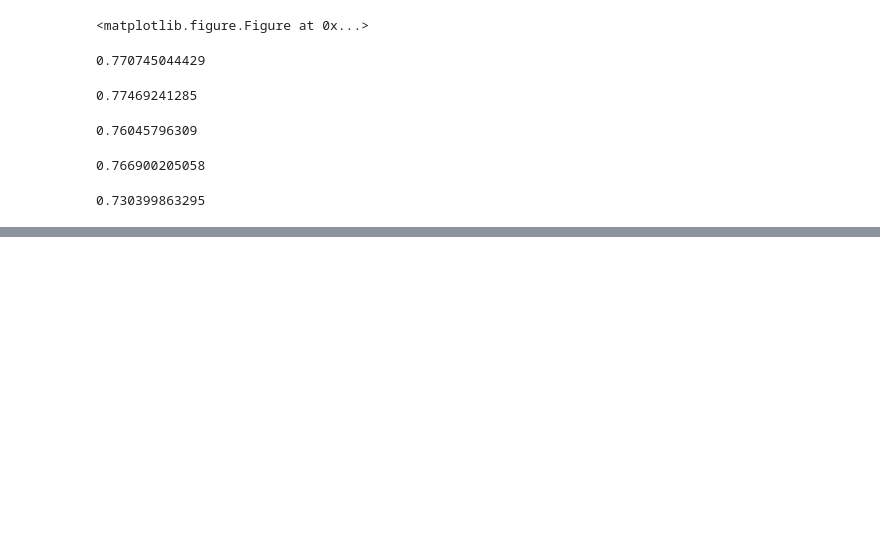
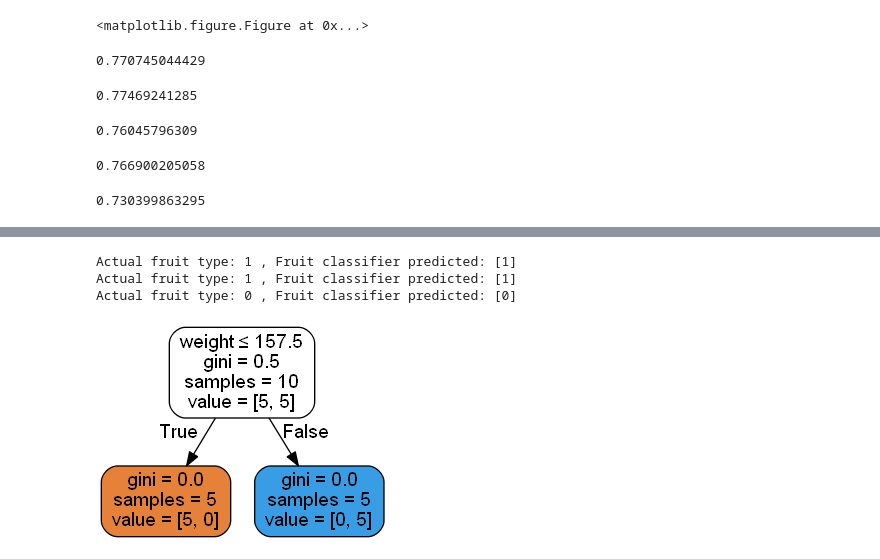
Before and after one commit to DSPavan/PyClassNotes, a Jupyter notebook: DecisionTreeClassifier.ipynb, the cells around one changed output, grey strips where cells are left out. Saved outputs shown, nothing was run; the diff lists cells and outputs as text; code cells hidden in the pictures; blank space fills up the shorter version.

```diff
--- a/DecisionTreeClassifier.ipynb
+++ b/DecisionTreeClassifier.ipynb
@@ -337,0 +338,19 @@ Image(graph.create_png())
+# %%
+# Required Python Packages
+import pandas as pd
+import numpy as np
+from sklearn import tree
+# creating dataset for modeling Apple / Orange classification
+fruit_data_set = pd.DataFrame()
+fruit_data_set["fruit"] = np.array([1, 1, 1, 1, 1,      # 1 for apple
+                                    0, 0, 0, 0, 0])     # 0 for orange
+fruit_data_set["weight"] = np.array([170, 175, 180, 178, 182,
+                                     130, 120, 130, 138, 145])
+fruit_data_set["smooth"] = np.array([9, 10, 8, 8, 7,
+                                     3, 4, 2, 5, 6])
+
+fruit_classifier = tree.DecisionTreeClassifier()
+fruit_classifier.fit(fruit_data_set[["weight", "smooth"]], fruit_data_set["fruit"])
+
+print(">>>>> Trained fruit_classifier <<<<<")
+print(fruit_classifier)
@@ -337,0 +365,22 @@ Image(graph.create_png())
+# %%
+# fruit data set 1st observation
+test_features_1 = [[fruit_data_set["weight"][0], fruit_data_set["smooth"][0]]]
+test_features_1_fruit = fruit_classifier.predict(test_features_1)
+print ("Actual fruit type: {act_fruit} , Fruit classifier predicted: {predicted_fruit}".format(
+    act_fruit=fruit_data_set["fruit"][0], predicted_fruit=test_features_1_fruit))
+
+# fruit data set 3rd observation
+test_features_3 = [[fruit_data_set["weight"][2], fruit_data_set["smooth"][2]]]
+test_features_3_fruit = fruit_classifier.predict(test_features_3)
+print ("Actual fruit type: {act_fruit} , Fruit classifier predicted: {predicted_fruit}".format(
+    act_fruit=fruit_data_set["fruit"][2], predicted_fruit=test_features_3_fruit))
+
+# fruit data set 8th observation
+test_features_8 = [[fruit_data_set["weight"][7], fruit_data_set["smooth"][7]]]
+test_features_8_fruit = fruit_classifier.predict(test_features_8)
+print("Actual fruit type: {act_fruit} , Fruit classifier predicted: {predicted_fruit}".format(
+    act_fruit=fruit_data_set["fruit"][7], predicted_fruit=test_features_8_fruit))
+# %% [output]
+Actual fruit type: 1 , Fruit classifier predicted: [1]
+Actual fruit type: 1 , Fruit classifier predicted: [1]
+Actual fruit type: 0 , Fruit classifier predicted: [0]
@@ -337,0 +393,14 @@ Image(graph.create_png())
+# %%
+from sklearn.externals.six import StringIO
+from IPython.display import Image
+from sklearn.tree import export_graphviz
+import pydotplus
+with open("fruit_classifier.txt", "w") as f:
+    f = tree.export_graphviz(fruit_classifier, out_file=f)
+
+dot_data = StringIO()
+export_graphviz(fruit_classifier, out_file=dot_data,   filled=True, rounded=True, special_characters=True,feature_names=fruit_data_set.columns[1:], impurity=True)
+graph = pydotplus.graph_from_dot_data(dot_data.getvalue())
+Image(graph.create_png())
+# %% [output]
+[figure, added]
```
Also changed, not shown: parts of 5 cells of this notebook.
